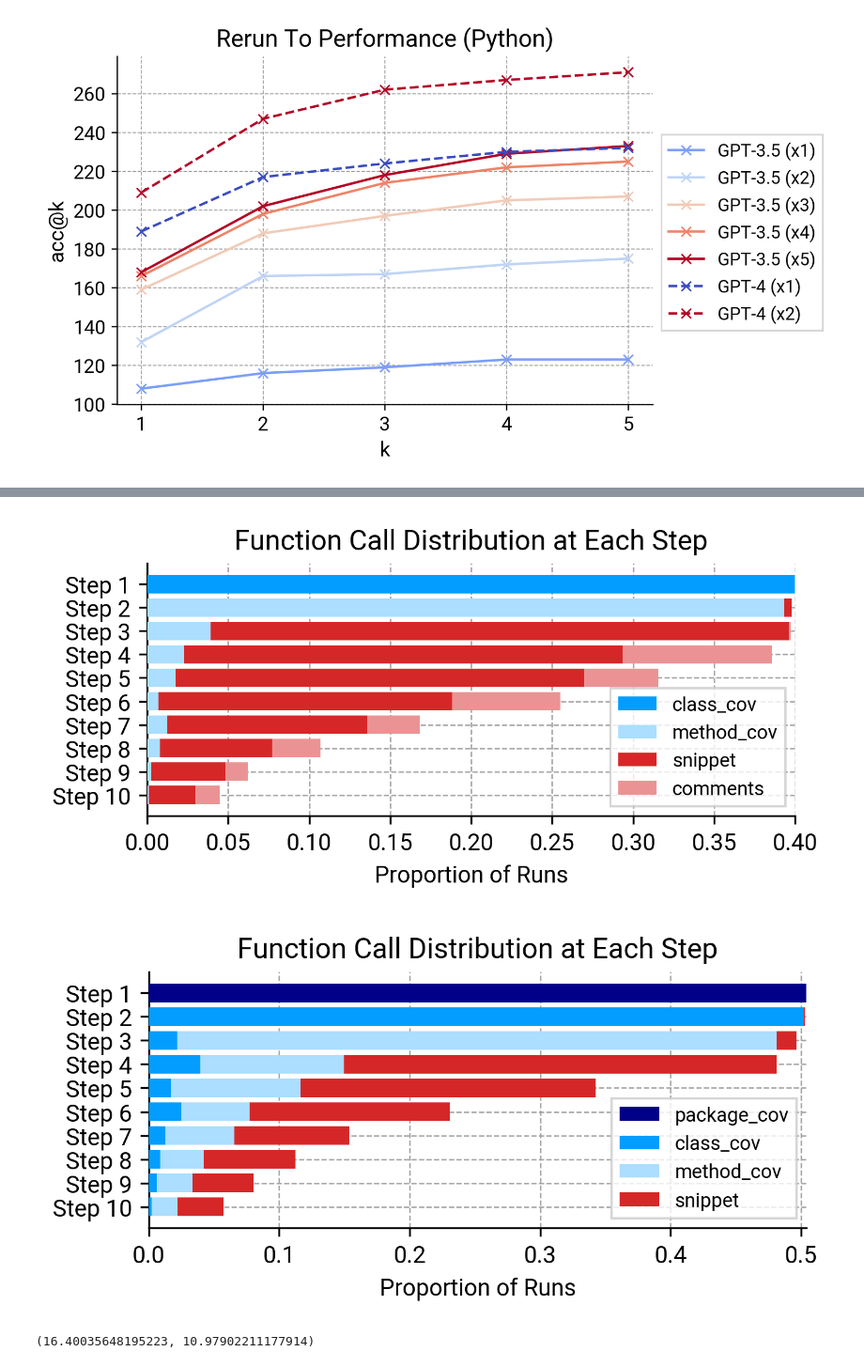
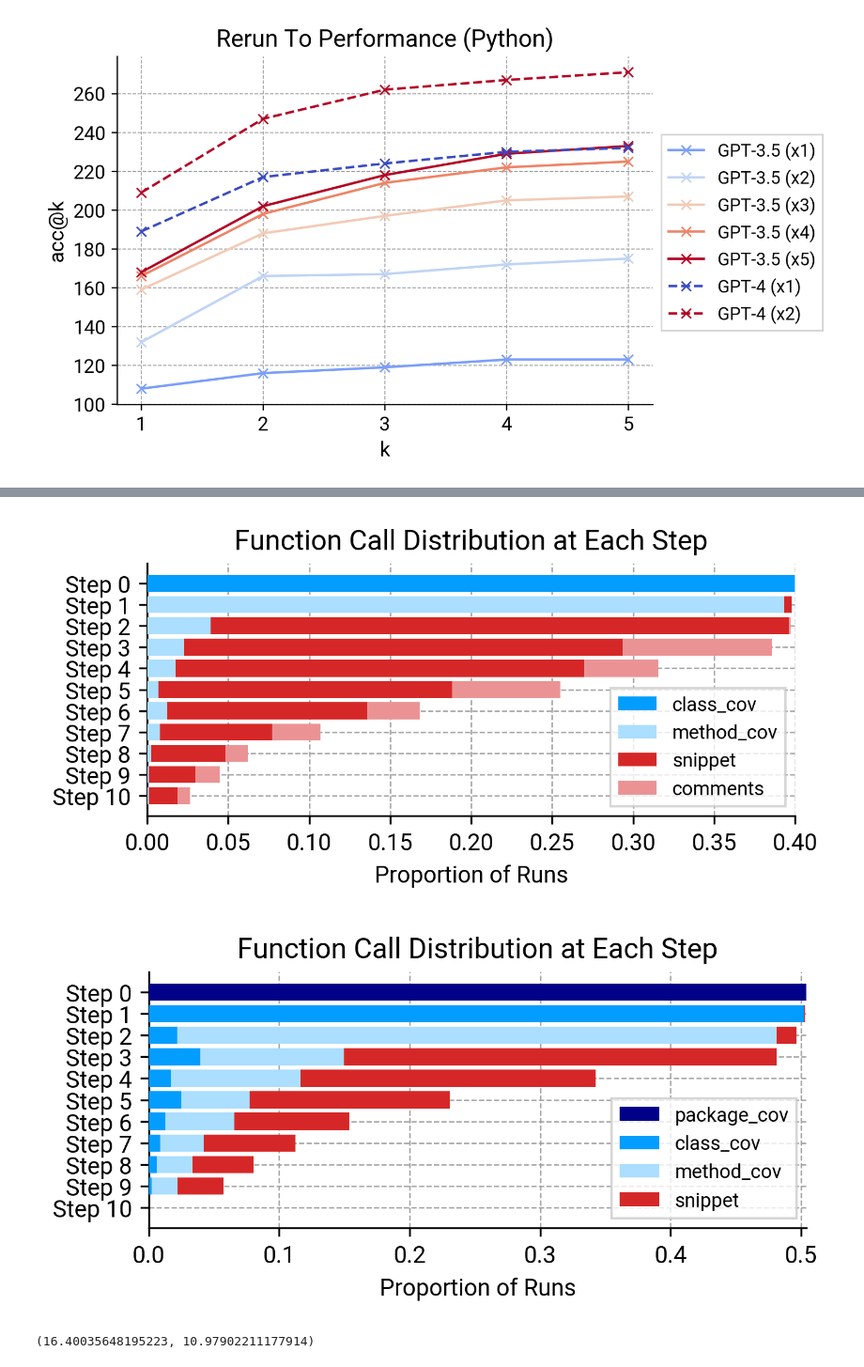
Before and after one commit to coinse/autofl, a Jupyter notebook: notebooks/RQ1_Efficacy.ipynb, the cells around one changed output, grey strips where cells are left out. Shown at 94% size. Drawn from its saved outputs; the diff is of its cells as text; code cells hidden in the pictures.

Commit message:
hotfix for changing displayed steps

```diff
--- a/notebooks/RQ1_Efficacy.ipynb
+++ b/notebooks/RQ1_Efficacy.ipynb
@@ -252,31 +252,33 @@ plt.yticks(fontsize=12)
 plt.savefig('figures/RQ1_rerun_performance_python.pdf', bbox_inches='tight')
 # %% [output]
 [figure]
+# %%
+MAX_STEPS = 11
 # %%
 merge_data_template = '../results/d4j_autofl_%d/gpt-3.5-turbo-0613/'
 merge_dfs = [get_dir_func_calls(merge_data_template%i) for i in range(1, 6)]
 total_runs = 353*5
 
 plt.rcParams['figure.figsize'] = [5, 2]
-yrange = range(9, -1, -1)
-curr_sums = [0 for _ in range(10)]
+yrange = range(MAX_STEPS-1, -1, -1)
+curr_sums = [0 for _ in range(MAX_STEPS)]
 func_names = ['get_failing_tests_covered_classes', 'get_failing_tests_covered_methods_for_class',
           'get_code_snippet', 'get_comments']
 func_labels = ['class_cov', 'method_cov', 'snippet', 'comments']
 colors=['039dff', 'ABDEFF', 'd62728', 'EB9394']
 for f_idx, func_name in enumerate(func_names):
-    stage_counts = [0 for _ in range(10)]
+    stage_counts = [0 for _ in range(MAX_STEPS)]
     for result_df in merge_dfs:
         for _, row in result_df[result_df.project != 'Mockito'].iterrows():
             func_call_seq = row.func_calls.split('-')
             for idx, call_name in enumerate(func_call_seq):
-                if idx > 9:
+                if idx > MAX_STEPS-1:
                     continue
                 if func_name == call_name:
                     stage_counts[idx] += 1/total_runs
     plt.barh(yrange,
              stage_counts,
-             tick_label=[f'Step {i}' for i in range(1, 11)],
+             tick_label=[f'Step {i}' for i in range(MAX_STEPS)],
              left=curr_sums,
              color='#' + colors[f_idx],
              label=func_labels[f_idx],
@@ -295,25 +297,25 @@ total_runs = len(reproduced_bugs)*5
 merge_dfs = [get_dir_func_calls(merge_data_template%i, reproduced_bugs) for i in range(1, 6)]
 
 plt.rcParams['figure.figsize'] = [5, 2]
-yrange = range(9, -1, -1)
-curr_sums = [0 for _ in range(10)]
+yrange = range(MAX_STEPS-1, -1, -1)
+curr_sums = [0 for _ in range(MAX_STEPS)]
 func_names = ['get_covered_packages', 'get_failing_tests_covered_classes', 'get_failing_tests_covered_methods_for_class',
           'get_code_snippet']
 func_labels = ['package_cov', 'class_cov', 'method_cov', 'snippet']
 colors=['000088', '039dff', 'ABDEFF', 'd62728', 'EB9394']
 for f_idx, func_name in enumerate(func_names):
-    stage_counts = [0 for _ in range(10)]
+    stage_counts = [0 for _ in range(MAX_STEPS)]
     for result_df in merge_dfs:
         for _, row in result_df[result_df.project != 'Mockito'].iterrows():
             func_call_seq = row.func_calls.split('-')
             for idx, call_name in enumerate(func_call_seq):
-                if idx > 9:
+                if idx > MAX_STEPS-1:
                     continue
                 if func_name == call_name:
                     stage_counts[idx] += 1/total_runs
     plt.barh(yrange,
              stage_counts,
-             tick_label=[f'Step {i}' for i in range(1, 11)],
+             tick_label=[f'Step {i}' for i in range(MAX_STEPS)],
              left=curr_sums,
              color='#' + colors[f_idx],
              label=func_labels[f_idx],
@@ -332,25 +334,25 @@ merge_dfs = [get_dir_func_calls(merge_data_template%i) for i in range(1, 3)]
 total_runs = 353*5
 
 plt.rcParams['figure.figsize'] = [5, 2]
-yrange = range(9, -1, -1)
-curr_sums = [0 for _ in range(10)]
+yrange = range(MAX_STEPS-1, -1, -1)
+curr_sums = [0 for _ in range(MAX_STEPS)]
 func_names = ['get_failing_tests_covered_classes', 'get_failing_tests_covered_methods_for_class',
           'get_code_snippet', 'get_comments']
 func_labels = ['class_cov', 'method_cov', 'snippet', 'comments']
 colors=['039dff', 'ABDEFF', 'd62728', 'EB9394']
 for f_idx, func_name in enumerate(func_names):
-    stage_counts = [0 for _ in range(10)]
+    stage_counts = [0 for _ in range(MAX_STEPS)]
     for result_df in merge_dfs:
         for _, row in result_df[result_df.project != 'Mockito'].iterrows():
             func_call_seq = row.func_calls.split('-')
             for idx, call_name in enumerate(func_call_seq):
-                if idx > 9:
+                if idx > MAX_STEPS-1:
                     continue
                 if func_name == call_name:
                     stage_counts[idx] += 1/total_runs
     plt.barh(yrange,
              stage_counts,
-             tick_label=[f'Step {i}' for i in range(1, 11)],
+             tick_label=[f'Step {i}' for i in range(MAX_STEPS)],
              left=curr_sums,
              color='#' + colors[f_idx],
              label=func_labels[f_idx],
@@ -361,43 +363,43 @@ plt.title('Function Call Distribution at Each Step')
 plt.xlabel('Proportion of Runs')
 plt.savefig('figures/RQ1_func_call_dist_d4j_gpt4.pdf', bbox_inches='tight')
 # %% [output]
-[figure, old version]
+[figure, new version]
 # %%
 merge_data_template = '../results/bip_autofl_%d/gpt-4-0613/'
 merge_dfs = [get_dir_func_calls(merge_data_template%i) for i in range(1, 3)]
 total_runs = 353*5
 
 plt.rcParams['figure.figsize'] = [5, 2]
-yrange = range(9, -1, -1)
-curr_sums = [0 for _ in range(10)]
+yrange = range(MAX_STEPS-1, -1, -1)
+curr_sums = [0 for _ in range(MAX_STEPS)]
 func_names = ['get_covered_packages', 'get_failing_tests_covered_classes', 'get_failing_tests_covered_methods_for_class',
           'get_code_snippet']
 func_labels = ['package_cov', 'class_cov', 'method_cov', 'snippet']
 colors=['000088', '039dff', 'ABDEFF', 'd62728', 'EB9394']
 for f_idx, func_name in enumerate(func_names):
-    stage_counts = [0 for _ in range(10)]
+    stage_counts = [0 for _ in range(MAX_STEPS)]
     for result_df in merge_dfs:
         for _, row in result_df[result_df.project != 'Mockito'].iterrows():
             func_call_seq = row.func_calls.split('-')
             for idx, call_name in enumerate(func_call_seq):
-                if idx > 9:
+                if idx > MAX_STEPS-1:
                     continue
                 if func_name == call_name:
                     stage_counts[idx] += 1/total_runs
     plt.barh(yrange,
              stage_counts,
-             tick_label=[f'Step {i}' for i in range(1, 11)],
+             tick_label=[f'Step {i}' for i in range(MAX_STEPS)],
              left=curr_sums,
              color='#' + colors[f_idx],
              label=func_labels[f_idx],
              zorder=3)
     curr_sums = [x+y for x, y in zip(curr_sums, stage_counts)]
 plt.legend()
 plt.title('Function Call Distribution at Each Step')
 plt.xlabel('Proportion of Runs')
 plt.savefig('figures/RQ1_func_call_dist_bip_gpt4.pdf', bbox_inches='tight')
 # %% [output]
-[figure, old version]
+[figure, new version]
 # %%
 def calc_exec_time(dir_template, max_runs, max_time):
     dir_timestamps = []
```
Also changed, not shown: parts of 2 cells of this notebook.
